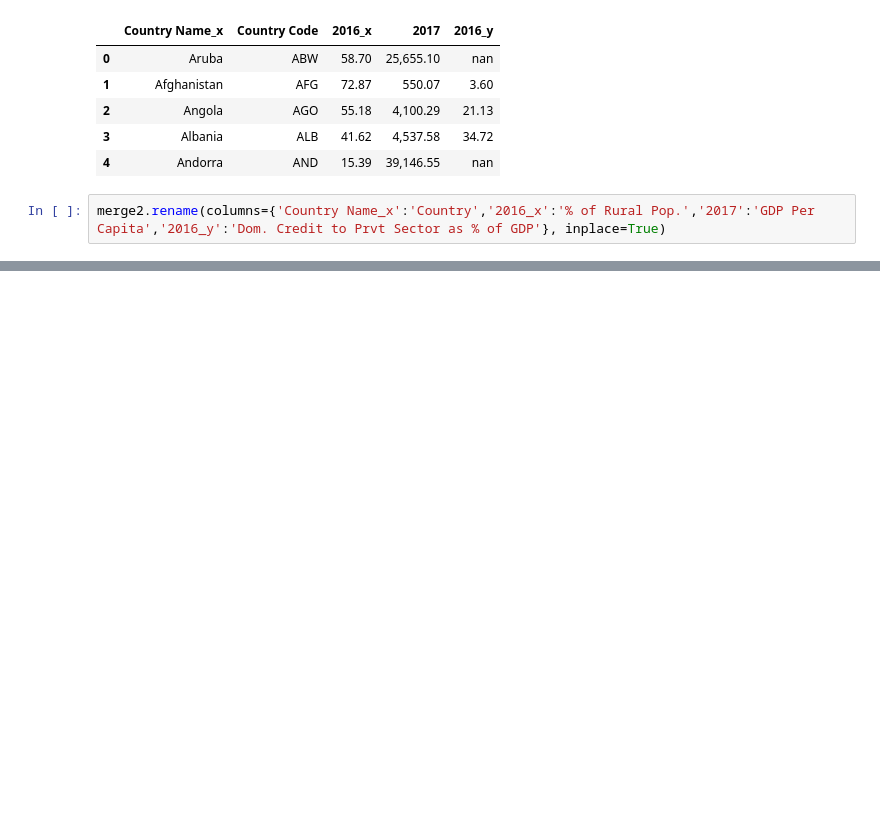
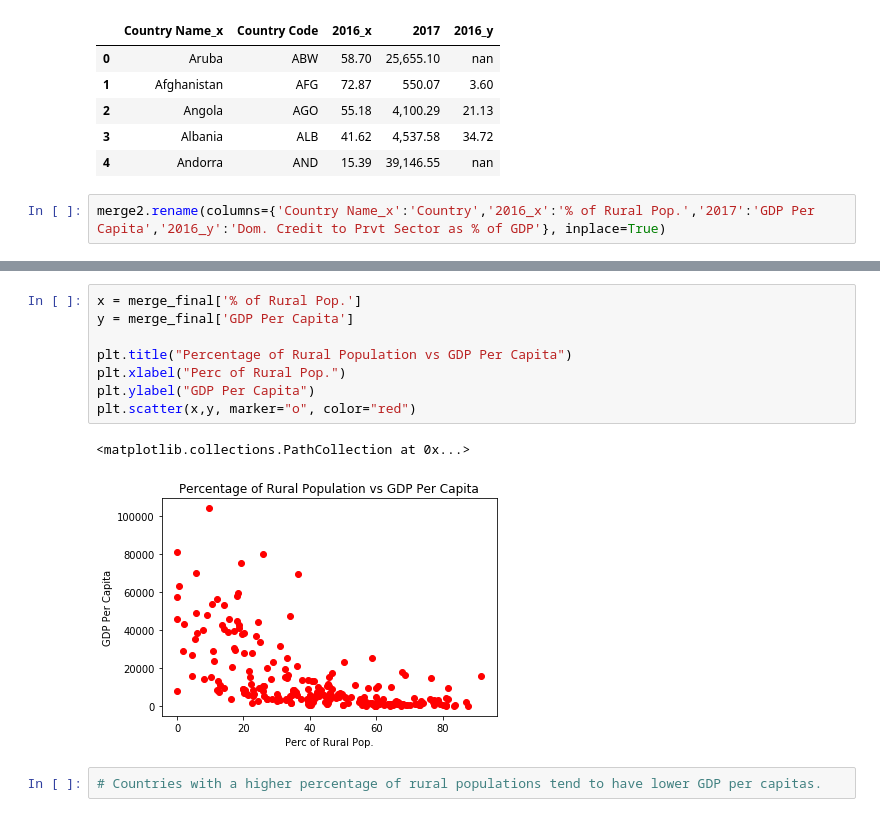
Before and after one commit to techsmj/RiceU-Project-1, a Jupyter notebook: MainGDPfile.ipynb, the cells around one changed output, grey strips where cells are left out. Saved outputs shown, nothing was run; the diff lists cells and outputs as text; blank space fills up the shorter version.

Commit message:
Has 2 plots to for presentation

```diff
--- a/MainGDPfile.ipynb
+++ b/MainGDPfile.ipynb
@@ -84,3 +85,16 @@ merge_final.head(25)
 | 196 | Post-demographic dividend | PST | 18.79 | 42,526.45 | 153.84 |
 | 93 | High income | HIC | 18.59 | 41,214.28 | 148.99 |
 | 6 | United Arab Emirates | ARE | 14.20 | 40,698.85 | 85.89 |
+# %%
+x = merge_final['% of Rural Pop.']
+y = merge_final['GDP Per Capita']
+
+plt.title("Percentage of Rural Population vs GDP Per Capita")
+plt.xlabel("Perc of Rural Pop.")
+plt.ylabel("GDP Per Capita")
+plt.scatter(x,y, marker="o", color="red")
+# %% [output]
+<matplotlib.collections.PathCollection at 0x...>
+[figure, added]
+# %%
+# Countries with a higher percentage of rural populations tend to have lower GDP per capitas.
```
Also changed, not shown: parts of 5 cells of this notebook.
